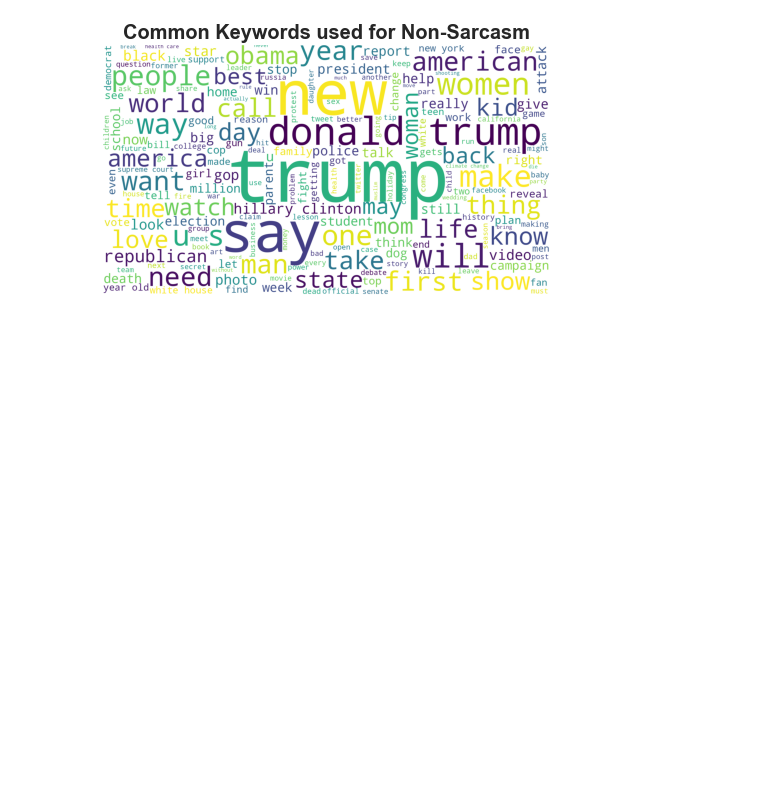
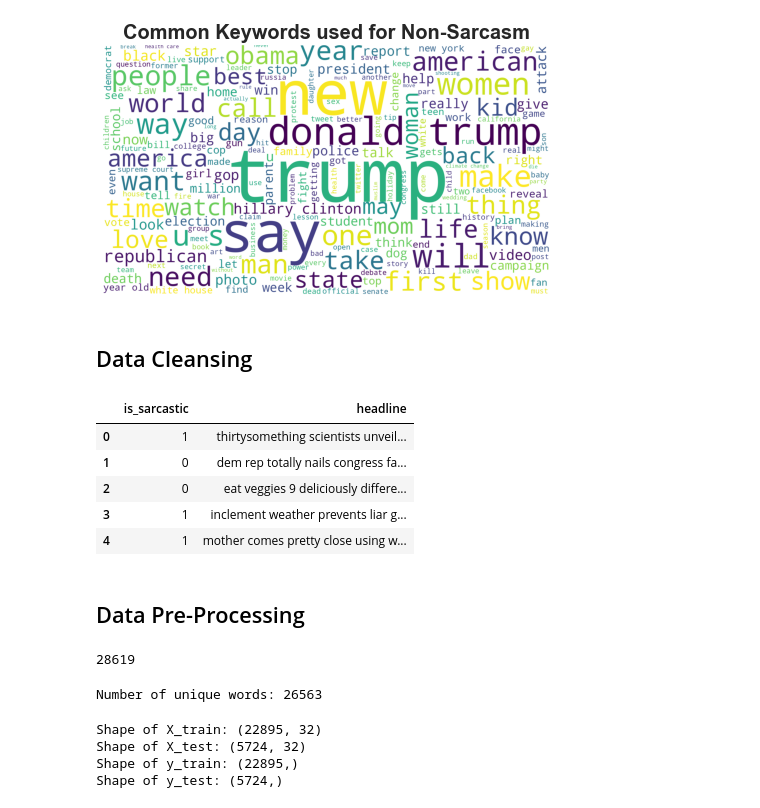
Before and after one commit to AngKS/Deep-Learning-CA1, a Jupyter notebook: Technical Paper/analysis.ipynb, the cells around one changed output. Drawn from its saved outputs; the diff is of its cells as text; code cells hidden in the pictures; blank space fills up the shorter version.

```diff
--- a/Technical Paper/analysis.ipynb
+++ b/Technical Paper/analysis.ipynb
@@ -118,3 +123,36 @@ Text(0.5, 1.0, 'Common Keywords used for Non-Sarcasm')
 <matplotlib.image.AxesImage at 0x...>
 (-0.5, 1919.5, 1079.5, -0.5)
 [figure]
+# %% [markdown]
+## Data Cleansing
+# %%
+# Cleaning headlines with stopwords
+
+def clean_headlines(headline):
+    STOPWORDS = set(stopwords.words('english'))
+    headline = headline.lower()
+    headline = " ".join([word for word in headline.split() if word not in STOPWORDS])
+    headline = "".join(word for word in headline if word not in set(string.punctuation))
+    return headline
+
+dataset.headline = dataset.headline.apply(clean_headlines)
+dataset.drop('article_link', inplace=True, axis=1) # Remove the article source link
+dataset.head()
+# %% [output]
+|  | is_sarcastic | headline |
+| 0 | 1 | thirtysomething scientists unveil... |
+| 1 | 0 | dem rep totally nails congress fa... |
+| 2 | 0 | eat veggies 9 deliciously differe... |
+| 3 | 1 | inclement weather prevents liar g... |
+| 4 | 1 | mother comes pretty close using w... |
+# %% [markdown]
+## Data Pre-Processing
+# %%
+corpus = []
+for text in dataset.headline:
+    words = [word.lower() for word in word_tokenize(text)]
+    corpus.append(words)
+num_words = len(corpus)
+print(num_words)
+# %% [output]
+28619
@@ -120,0 +178,16 @@ Text(0.5, 1.0, 'Common Keywords used for Non-Sarcasm')
+# %%
+word_index = tokenizer.word_index
+print(f"Number of unique words: {len(word_index)}")
+# %% [output]
+Number of unique words: 26563
+# %%
+# get shape of the data
+print(f"Shape of X_train: {X_train.shape}")
+print(f"Shape of X_test: {X_test.shape}")
+print(f"Shape of y_train: {y_train.shape}")
+print(f"Shape of y_test: {y_test.shape}")
+# %% [output]
+Shape of X_train: (22895, 32)
+Shape of X_test: (5724, 32)
+Shape of y_train: (22895,)
+Shape of y_test: (5724,)
```
Also changed, not shown: parts of 9 cells of this notebook.
